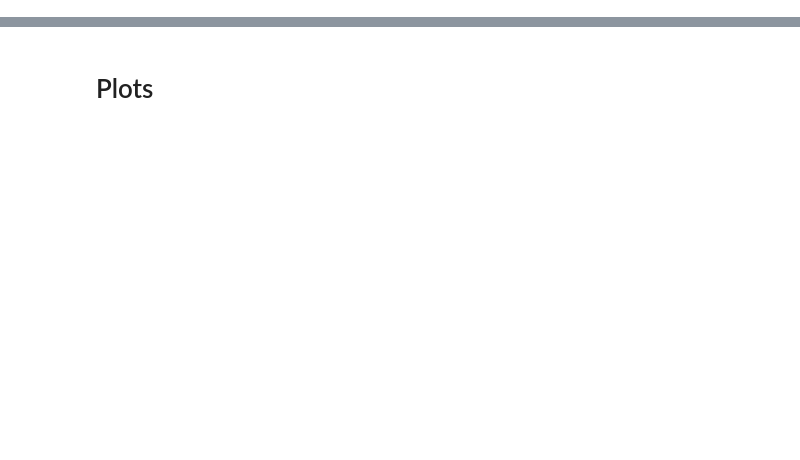
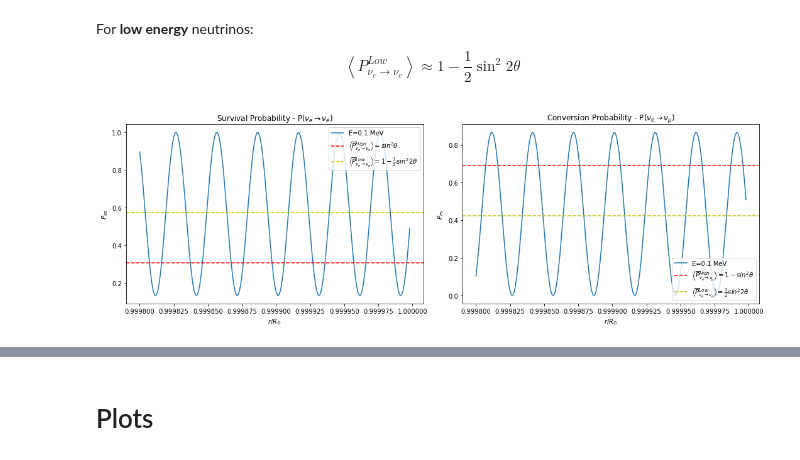
Before and after one commit to pedrodedin/Neutrino-Collective-Effects, a Jupyter notebook: Quick_Guide.ipynb, the cells around one changed output, grey strips where cells are left out. Cells and saved outputs as stored; diff of their text form; code cells hidden in the pictures; blank space fills up the shorter version.

```diff
--- a/Quick_Guide.ipynb
+++ b/Quick_Guide.ipynb
@@ -0,0 +54,10 @@
+# %% [markdown]
+For **low energy** neutrinos:
+
+$$
+\left < P^{Low}_{\nu_e \rightarrow \nu_e} \right > \approx 1 - \frac{1}{2} \sin^2{2\theta}
+$$
+# %%
+Plot_Probability_Solar(P_low[2][-200:-1],r_per_R_sol[-200:-1],E_low)
+# %% [output]
+[figure, added]
```
Also changed, not shown: parts of 19 cells of this notebook, 6 other files.
